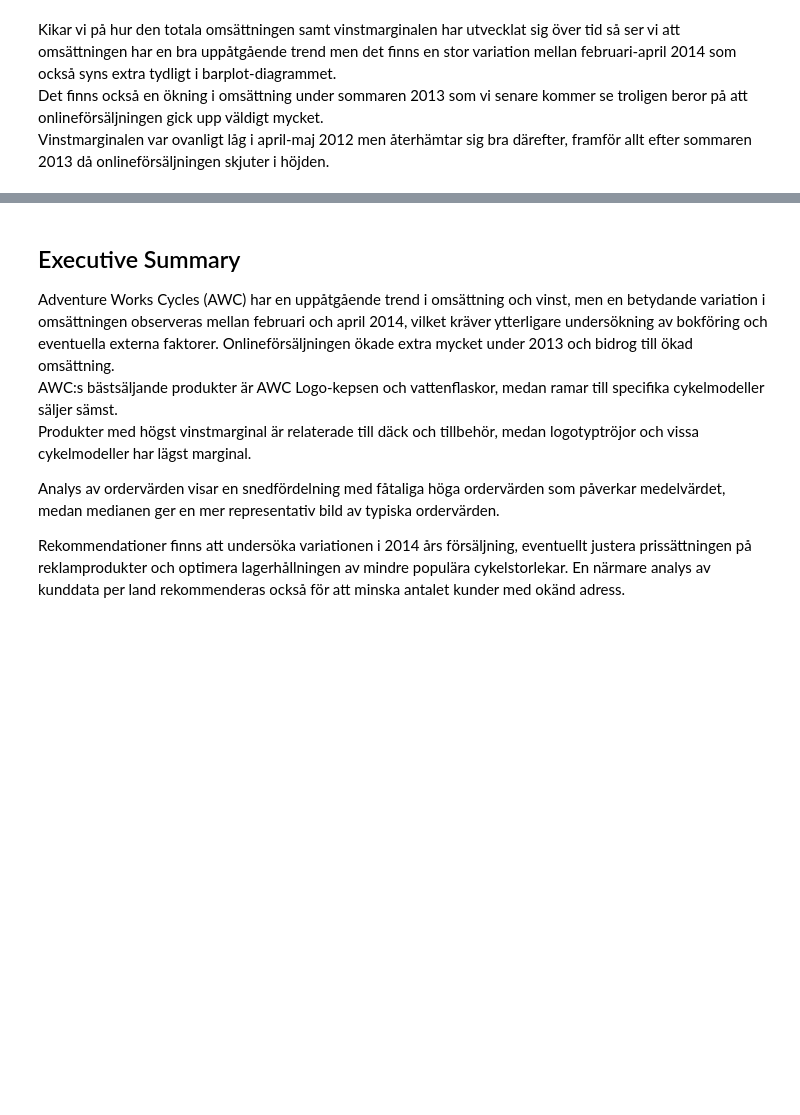
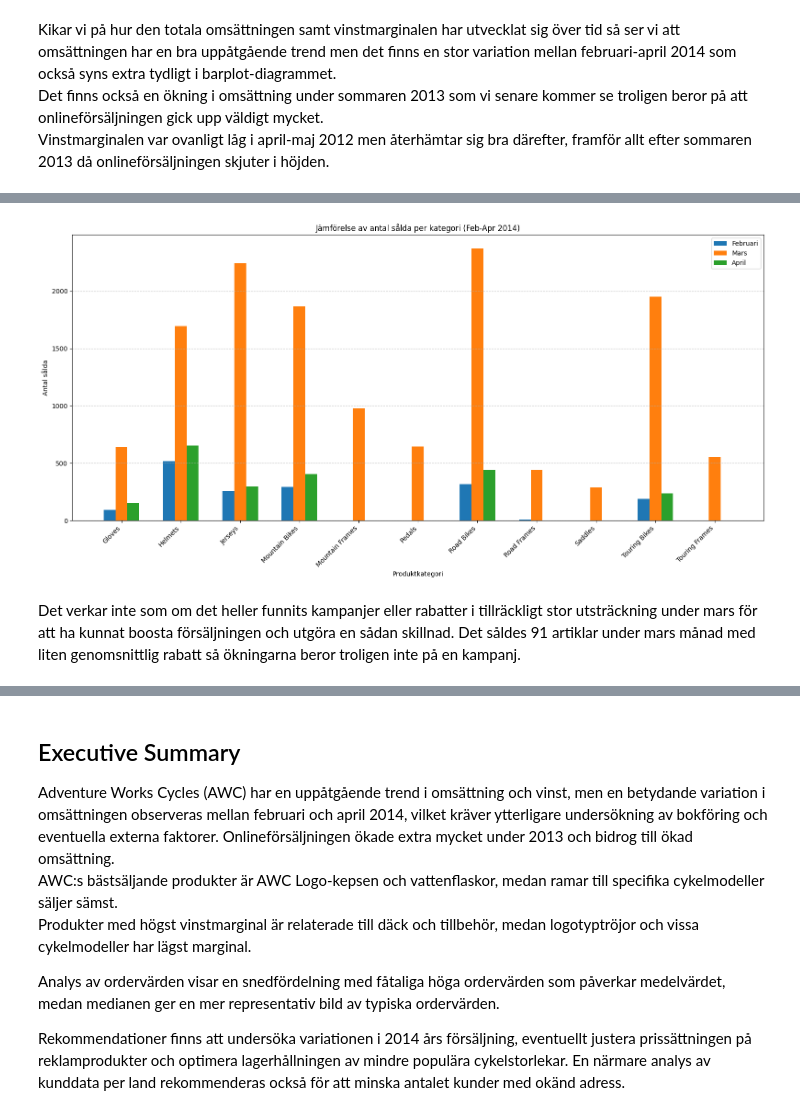
Before and after one commit to mabjq/ds24_SQL_kurs, a Jupyter notebook: Kunskapskontroll_sql.ipynb, the cells around one changed output, grey strips where cells are left out. Saved outputs shown, nothing was run; the diff lists cells and outputs as text; code cells hidden in the pictures; blank space fills up the shorter version.

```diff
--- a/Kunskapskontroll_sql.ipynb
+++ b/Kunskapskontroll_sql.ipynb
@@ -1054,0 +526,20 @@ display(minstprofit_df.style.format({col: "{:.0f}".format for col in minstprofit
+# %%
+# Produkterna med största vinstmarginalen (topp 10)
+query = """
+    SELECT TOP 10
+        p.Name AS Produktnamn,
+        SUM(sod.OrderQty * sod.UnitPrice) AS 'Total omsättning',
+        SUM(sod.OrderQty * p.StandardCost) AS 'Total inköpskostnad', -- Tydligare namn
+        SUM(sod.OrderQty * sod.UnitPrice) - SUM(sod.OrderQty * p.StandardCost) AS 'Total vinst',
+        ((SUM(sod.OrderQty * sod.UnitPrice) - SUM(sod.OrderQty * p.StandardCost)) * 100.0 / SUM(sod.OrderQty * sod.UnitPrice)) AS 'Vinstmarginal %'
+    FROM
+        Sales.SalesOrderDetail sod
+    JOIN
+        Production.Product p ON sod.ProductID = p.ProductID
+    GROUP BY
+        p.Name
+    ORDER BY
+        'Vinstmarginal %' DESC;
+"""
+mestmarg = pd.read_sql(query, engine)
+display(mestmarg.style.format({col: "{:.0f}".format for col in mestmarg.select_dtypes(include=np.number)}))
@@ -1054,0 +680,54 @@ display(minstprofit_df.style.format({col: "{:.0f}".format for col in minstprofit
+# %%
+# Variation i omsättningen februari, mars och april 2014.
+try:
+    with engine.connect() as conn:
+        query = """
+            SELECT
+                YEAR(soh.OrderDate) AS Försäljningsår,
+                MONTH(soh.OrderDate) AS Försäljningsmånad,
+                psc.Name AS Produktkategori,
+                SUM(sod.OrderQty) AS 'Antal sålda'
+            FROM
+                Sales.SalesOrderHeader soh
+            JOIN Sales.SalesOrderDetail sod ON soh.SalesOrderID = sod.SalesOrderID
+            JOIN Production.Product p ON sod.ProductID = p.ProductID
+            JOIN Production.ProductSubcategory psc ON p.ProductSubcategoryID = psc.ProductSubcategoryID
+            WHERE YEAR(soh.OrderDate) = 2014 AND MONTH(soh.OrderDate) IN (2, 3, 4)
+              AND psc.Name IN ('Touring Bikes', 'Road Bikes', 'Mountain Bikes', 'Mountain Frames', 'Touring Frames', 'Road Frames', 'Jerseys', 'Helmets', 'Pedals', 'Saddles', 'Gloves')
+            GROUP BY
+                YEAR(soh.OrderDate), MONTH(soh.OrderDate), psc.Name
+            ORDER BY Försäljningsmånad, Produktkategori;
+        """
+
+        omsvar_df = pd.read_sql(text(query), conn)
+        display(omsvar_df)
+
+        pivot_df = omsvar_df.pivot_table(index='Produktkategori', columns='Försäljningsmånad', values='Antal sålda', fill_value=0)
+        months = {2: 'Februari', 3: 'Mars', 4: 'April'}
+        pivot_df = pivot_df.rename(columns=months)
+        categories = pivot_df.index
+        bar_width = 0.2
+        x = np.arange(len(categories))
+        fig, ax = plt.subplots(figsize=(16, 8))
+
+        for i, month in enumerate(pivot_df.columns):
+            quantities = pivot_df[month].to_numpy()
+            ax.bar(x + (i-1)*bar_width, quantities, bar_width, label=month)
+
+        ax.set_xticks(x)
+        ax.set_xticklabels(categories, rotation=45, ha='right')
+        ax.set_ylabel('Antal sålda')
+        ax.set_xlabel('Produktkategori')
+        ax.set_title('Jämförelse av antal sålda per kategori (Feb-Apr 2014)')
+        ax.legend()
+        plt.tight_layout()
+        plt.grid(axis='y', linestyle='--', alpha=0.7)
+        plt.show()
+
+except sqlalchemy.exc.SQLAlchemyError as e:
+    print(f"Ett databasfel inträffade: {e}")
+except Exception as e:
+    print(f"Ett annat fel inträffade: {e}")
+finally:
+    engine.dispose()
+# %% [output]
@@ -1054,0 +751,3 @@ display(minstprofit_df.style.format({col: "{:.0f}".format for col in minstprofit
+[figure, added]
+# %% [markdown]
+Det verkar inte som om det heller funnits kampanjer eller rabatter i tillräckligt stor utsträckning under mars för att ha kunnat boosta försäljningen och utgöra en sådan skillnad. Det såldes 91 artiklar under mars månad med liten genomsnittlig rabatt så ökningarna beror troligen inte på en kampanj.
```
Also changed, not shown: parts of 49 cells of this notebook.
